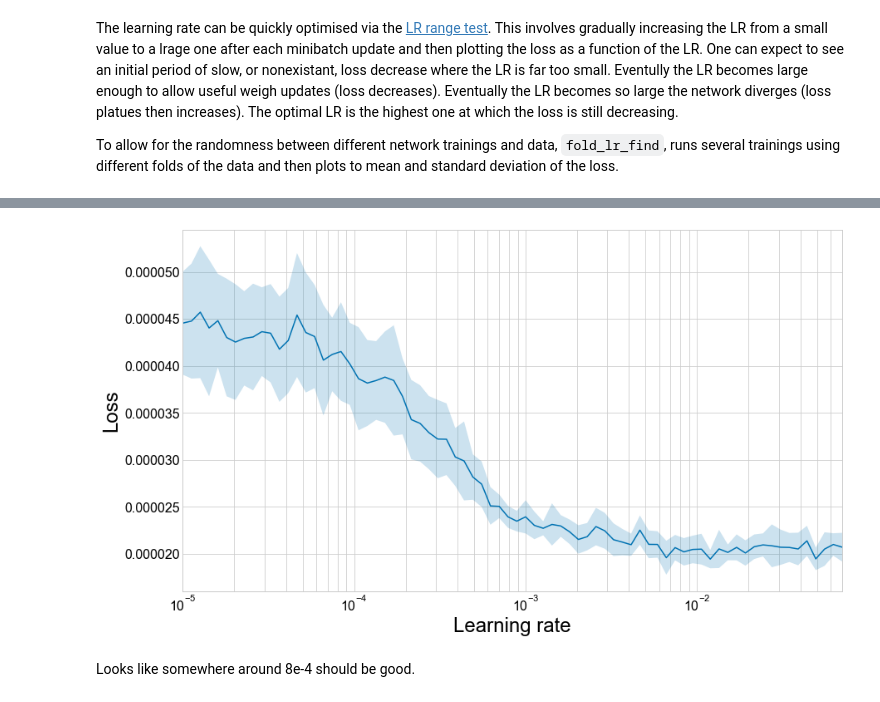
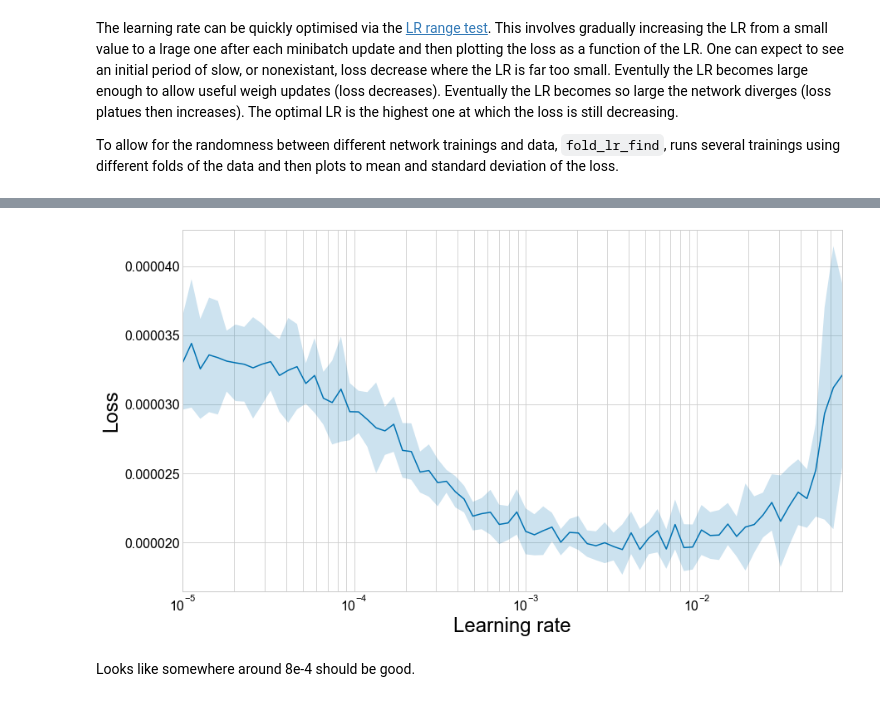
Before and after one commit to GilesStrong/lumin, a Jupyter notebook: examples/Multiclass_Classification.ipynb, the cells around one changed output, grey strips where cells are left out. Drawn from its saved outputs; the diff is of its cells as text; code cells hidden in the pictures.

```diff
--- a/examples/Multiclass_Classification.ipynb
+++ b/examples/Multiclass_Classification.ipynb
@@ -383,10 +383,11 @@ For our example architecture we'll use SELU-based 4-layer network of width 100.
 # %%
 from lumin.nn.models.model_builder import ModelBuilder
 from lumin.nn.models.model import Model
+import torch.nn as nn
 
 bs = 256
 objective = 'multiclass_classifier'
-model_args = {'act':'selu', 'width':100, 'depth':4, 'res':True}
+model_args = {'act':'selu', 'width':100, 'depth':4}
 opt_args = {'opt':'adam', 'eps':1e-08}
 n_cont_in=len(cont_feats)
 cat_args = {'n_cat_in':len(cat_feats), 'cat_szs':[cat_szs[f] for f in cat_szs],
@@ -424,7 +425,7 @@ The learning rate can be quickly optimised via the [LR range test](https://arxiv
 To allow for the randomness between different network trainings and data, `fold_lr_find`, runs several trainings using different folds of the data and then plots to mean and standard deviation of the loss.
 # %%
 from lumin.optimisation.hyper_param import fold_lr_find
-lr_finder = fold_lr_find(train_fy, model_builder, bs, lr_bounds=[1e-5,1e-1])
+lr_finder = fold_lr_find(train_fy, model_builder, bs, lr_bounds=[1e-5,1e-1], train_on_weights=True)
 # %% [output]
 [interactive output not drawn]
 Loading embedings: {0: 'weights/PRI_jet_num.h5'}
@@ -441,4 +442,4 @@ LR finder took 4.131s
-[figure, old version]
+[figure, new version]
 # %% [markdown]
 Looks like somewhere around 8e-4 should be good.
 # %% [markdown]
```
Also changed, not shown: parts of 65 cells of this notebook, 8 other files.
